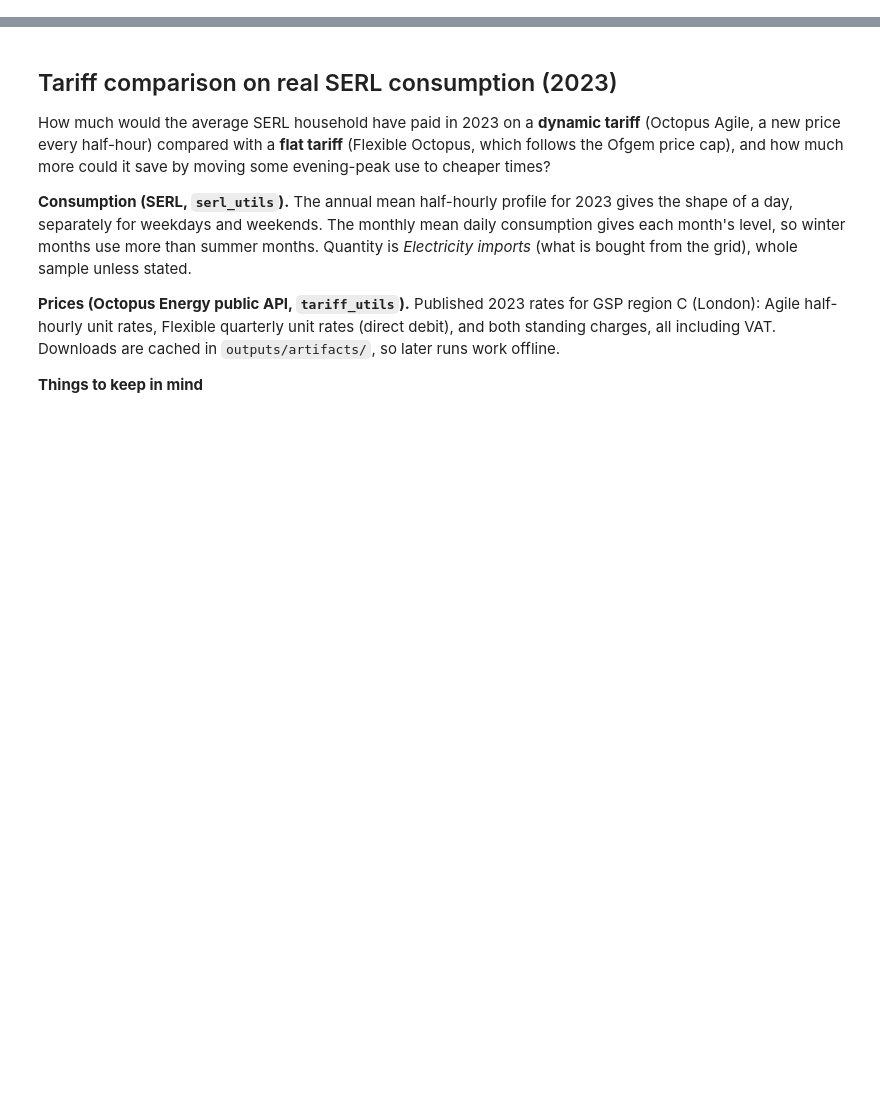
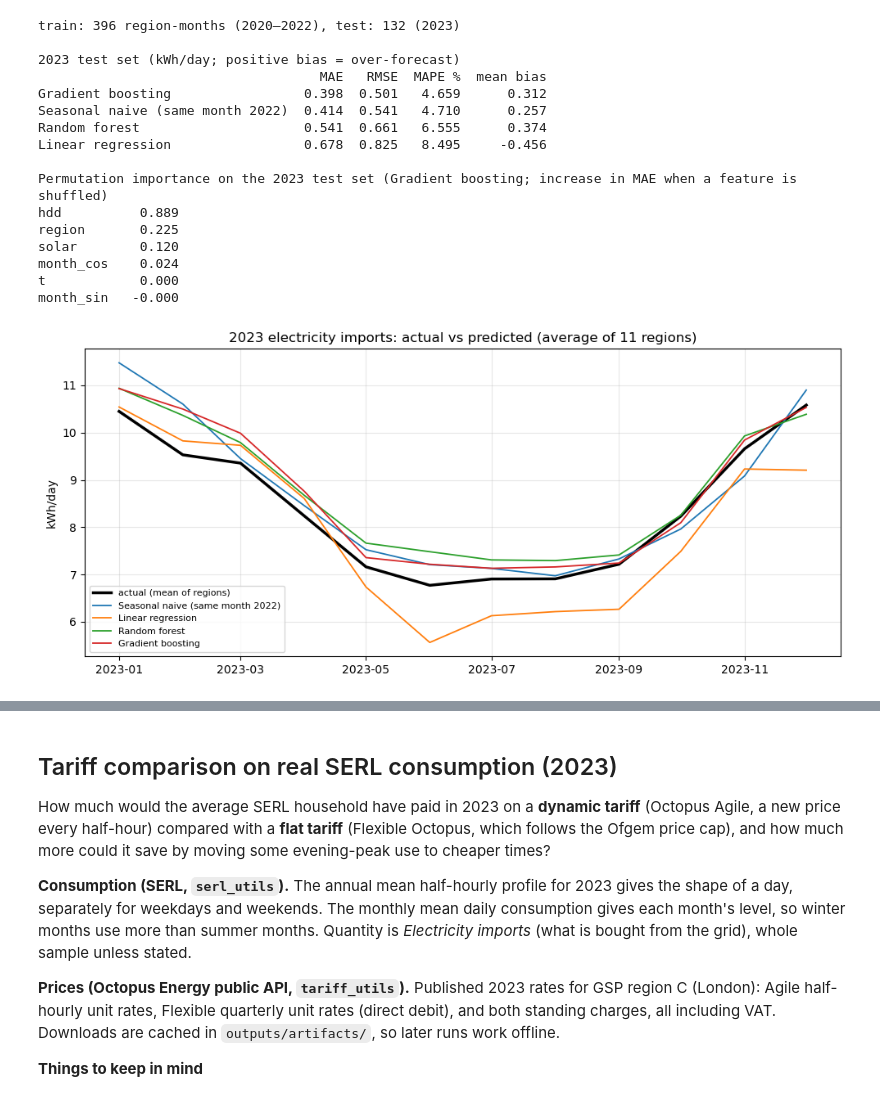
Before and after one commit to joshi-akanksha/Equitable-Energy-Load-Modeling, a Jupyter notebook: TariffSimulation.ipynb, the cells around one changed output, grey strips where cells are left out. Drawn from its saved outputs; the diff is of its cells as text; code cells hidden in the pictures; blank space fills up the shorter version.

```diff
--- a/TariffSimulation.ipynb
+++ b/TariffSimulation.ipynb
@@ -2577,0 +104,70 @@ if __name__ == "__main__":
+# %%
+from sklearn.linear_model import LinearRegression
+from sklearn.ensemble import RandomForestRegressor, GradientBoostingRegressor
+from sklearn.inspection import permutation_importance
+
+E = dict(quantity="Electricity imports", unit="kWh/day")
+cols = {v: su.monthly_panel(monthly, segment="region", value=v, **E) for v in ("mean", "mean_hdd", "mean_solar")}
+data = pd.concat({k: p.stack() for k, p in cols.items()}, axis=1).reset_index()
+data.columns = ["date", "region", "y", "hdd", "solar"]
+data["month_sin"] = np.sin(2 * np.pi * data["date"].dt.month / 12)
+data["month_cos"] = np.cos(2 * np.pi * data["date"].dt.month / 12)
+data["t"] = (data["date"].dt.year - 2020) * 12 + data["date"].dt.month - 1
+X = pd.concat([data[["hdd", "solar", "month_sin", "month_cos", "t"]],
+               pd.get_dummies(data["region"], prefix="region", drop_first=True, dtype=float)], axis=1)
+train, test = data["date"] < "2023-01-01", data["date"] >= "2023-01-01"
+print(f"train: {train.sum()} region-months (2020–2022), test: {test.sum()} (2023)")
+
+last_year = data.set_index(["region", "date"])["y"]
+naive = [last_year[(r, d - pd.DateOffset(years=1))] for r, d in zip(data.loc[test, "region"], data.loc[test, "date"])]
+preds = {"Seasonal naive (same month 2022)": np.array(naive)}
+fitted = {
+    "Linear regression": LinearRegression(),
+    "Random forest": RandomForestRegressor(n_estimators=500, min_samples_leaf=3, random_state=42),
+    "Gradient boosting": GradientBoostingRegressor(random_state=42),
+}
+for name, model in fitted.items():
+    model.fit(X[train], data.loc[train, "y"])
+    preds[name] = model.predict(X[test])
+
+y_test = data.loc[test, "y"].to_numpy()
+results = pd.DataFrame({name: {"MAE": np.mean(np.abs(y_test - p)), "RMSE": np.sqrt(np.mean((y_test - p) ** 2)),
+                               "MAPE %": 100 * np.mean(np.abs(y_test - p) / y_test),
+                               "mean bias": np.mean(p - y_test)} for name, p in preds.items()}).T
+print("\n2023 test set (kWh/day; positive bias = over-forecast)")
+print(results.sort_values("MAE").round(3).to_string())
+
+best_tree = min(["Random forest", "Gradient boosting"], key=lambda n: results.loc[n, "MAE"])
+imp = permutation_importance(fitted[best_tree], X[test], y_test, n_repeats=20, random_state=42)
+importance = (pd.Series(imp.importances_mean, index=X.columns)
+              .groupby(lambda c: "region" if c.startswith("region_") else c).sum().sort_values(ascending=False))
+print(f"\nPermutation importance on the 2023 test set ({best_tree}; increase in MAE when a feature is shuffled)")
+print(importance.round(3).to_string())
+
+fig, ax = plt.subplots(figsize=(10, 4.5))
+monthly_mean = data[test].assign(**{n: p for n, p in preds.items()}).groupby("date")[["y", *preds]].mean()
+ax.plot(monthly_mean.index, monthly_mean["y"], color="black", linewidth=2.5, label="actual (mean of regions)")
+for n in preds:
+    ax.plot(monthly_mean.index, monthly_mean[n], label=n, linewidth=1.3)
+ax.set_ylabel("kWh/day"); ax.set_title("2023 electricity imports: actual vs predicted (average of 11 regions)")
+ax.legend(fontsize=8); ax.grid(alpha=0.3)
+plt.tight_layout(); plt.show()
+results.to_csv("outputs/ml_2023_test_results.csv")
+# %% [output]
+train: 396 region-months (2020–2022), test: 132 (2023)
+
+2023 test set (kWh/day; positive bias = over-forecast)
+                                    MAE   RMSE  MAPE %  mean bias
+Gradient boosting                 0.398  0.501   4.659      0.312
+Seasonal naive (same month 2022)  0.414  0.541   4.710      0.257
+Random forest                     0.541  0.661   6.555      0.374
+Linear regression                 0.678  0.825   8.495     -0.456
+
+Permutation importance on the 2023 test set (Gradient boosting; increase in MAE when a feature is shuffled)
+hdd          0.889
+region       0.225
+solar        0.120
+month_cos    0.024
+t            0.000
+month_sin   -0.000
+[figure, added]
```
Also changed, not shown: parts of 20 cells of this notebook.
